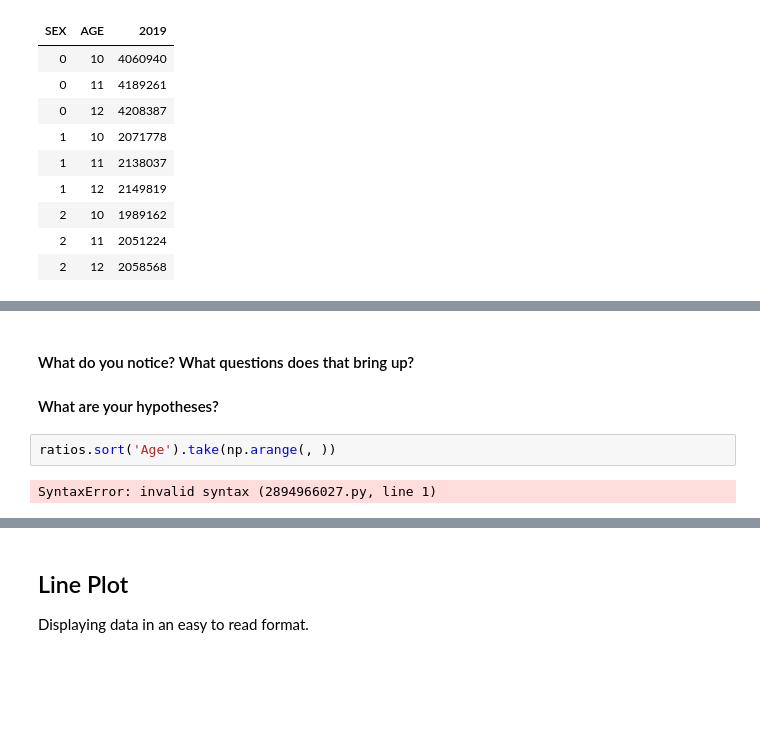
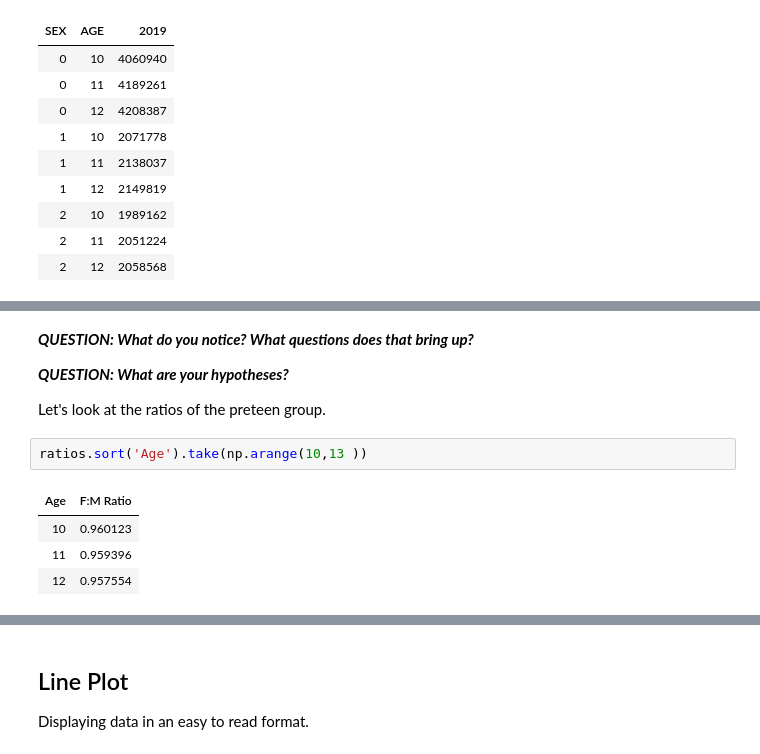
Before and after one commit to RHC-DSCI-100/Lecture-Notes, a Jupyter notebook: lecture/lec06_instructor.ipynb, the cells around one changed output, grey strips where cells are left out. Saved outputs shown, nothing was run; the diff lists cells and outputs as text; blank space fills up the shorter version.

```diff
--- a/lecture/lec06_instructor.ipynb
+++ b/lecture/lec06_instructor.ipynb
@@ -278,9 +218,14 @@ NameError: name 'ratios' is not defined
 # %% [markdown]
-#### What do you notice? What questions does that bring up?
+***QUESTION: What do you notice? What questions does that bring up?***
 
 
-#### What are your hypotheses?
+***QUESTION: What are your hypotheses?***
+
+Let's look at the ratios of the preteen group.
 # %%
-ratios.sort('Age').take(np.arange(, ))
+ratios.sort('Age').take(np.arange(10,13 ))
 # %% [output]
-SyntaxError: invalid syntax (2894966027.py, line 1)
+| Age | F:M Ratio |
+| 10 | 0.960123 |
+| 11 | 0.959396 |
+| 12 | 0.957554 |
```
Also changed, not shown: parts of 40 cells of this notebook, 1 other file.
